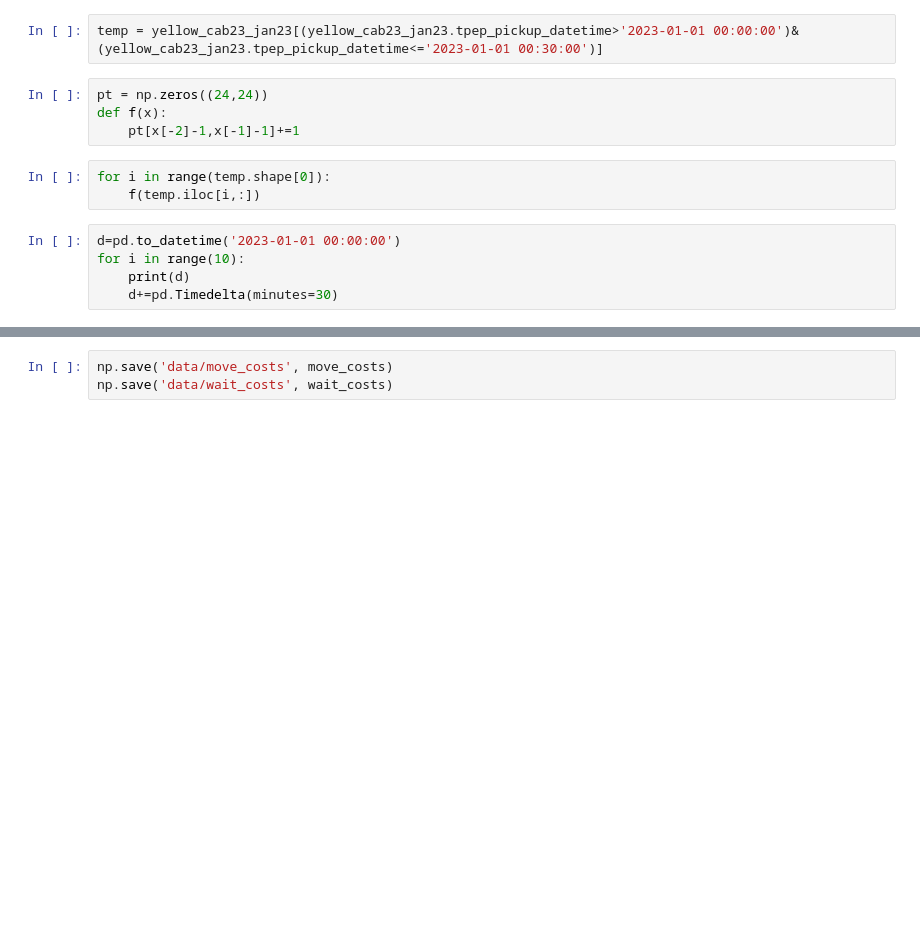
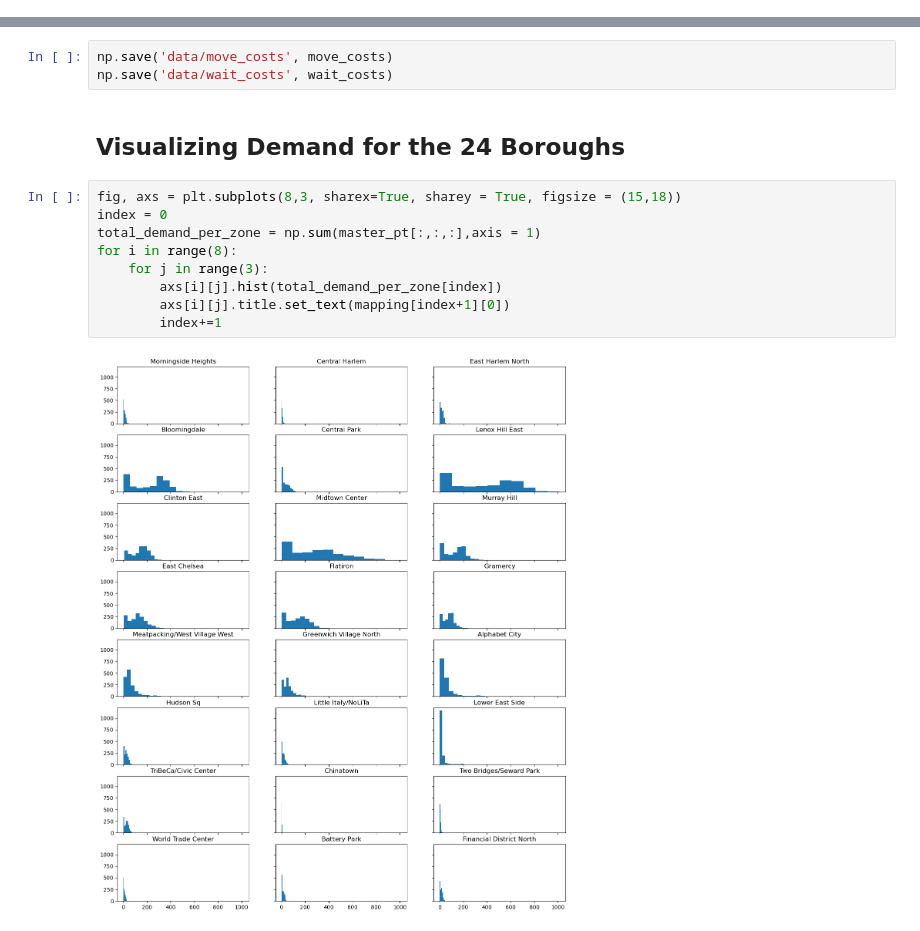
Before and after one commit to kartikjindgar/Optimal-Taxi-Dispatcher, a Jupyter notebook: RL-Project.ipynb, the cells around one changed output, grey strips where cells are left out. Drawn from its saved outputs; the diff is of its cells as text; blank space fills up the shorter version.

Commit message:
adding visualizations for demand from each borough

```diff
--- a/RL-Project.ipynb
+++ b/RL-Project.ipynb
@@ -151,15 +144 @@ Timedelta('0 days 00:30:04')
 yellow_cab23_jan23 = yellow_cab23_joined[(yellow_cab23_joined.tpep_pickup_datetime>'2023-01-01 00:00:00') & (yellow_cab23_joined.tpep_pickup_datetime<'2023-02-01 00:00:00')].sort_values(by='tpep_pickup_datetime')
-# %%
-temp = yellow_cab23_jan23[(yellow_cab23_jan23.tpep_pickup_datetime>'2023-01-01 00:00:00')&(yellow_cab23_jan23.tpep_pickup_datetime<='2023-01-01 00:30:00')]
-# %%
-pt = np.zeros((24,24))
-def f(x):
-    pt[x[-2]-1,x[-1]-1]+=1
-# %%
-for i in range(temp.shape[0]):
-    f(temp.iloc[i,:])
-# %%
-d=pd.to_datetime('2023-01-01 00:00:00')
-for i in range(10):
-    print(d)
-    d+=pd.Timedelta(minutes=30)
@@ -241,3 +225,16 @@ move_costs = (move_costs-np.min(move_costs))/(np.max(move_costs)-np.min(move_cos
 # %%
 np.save('data/move_costs', move_costs)
 np.save('data/wait_costs', wait_costs)
+# %% [markdown]
+## Visualizing Demand for the 24 Boroughs
+# %%
+fig, axs = plt.subplots(8,3, sharex=True, sharey = True, figsize = (15,18))
+index = 0
+total_demand_per_zone = np.sum(master_pt[:,:,:],axis = 1)
+for i in range(8):
+    for j in range(3):
+        axs[i][j].hist(total_demand_per_zone[index])
+        axs[i][j].title.set_text(mapping[index+1][0])
+        index+=1
+# %% [output]
+[figure, added]
```
Also changed, not shown: parts of 15 cells of this notebook, 2 other files.
